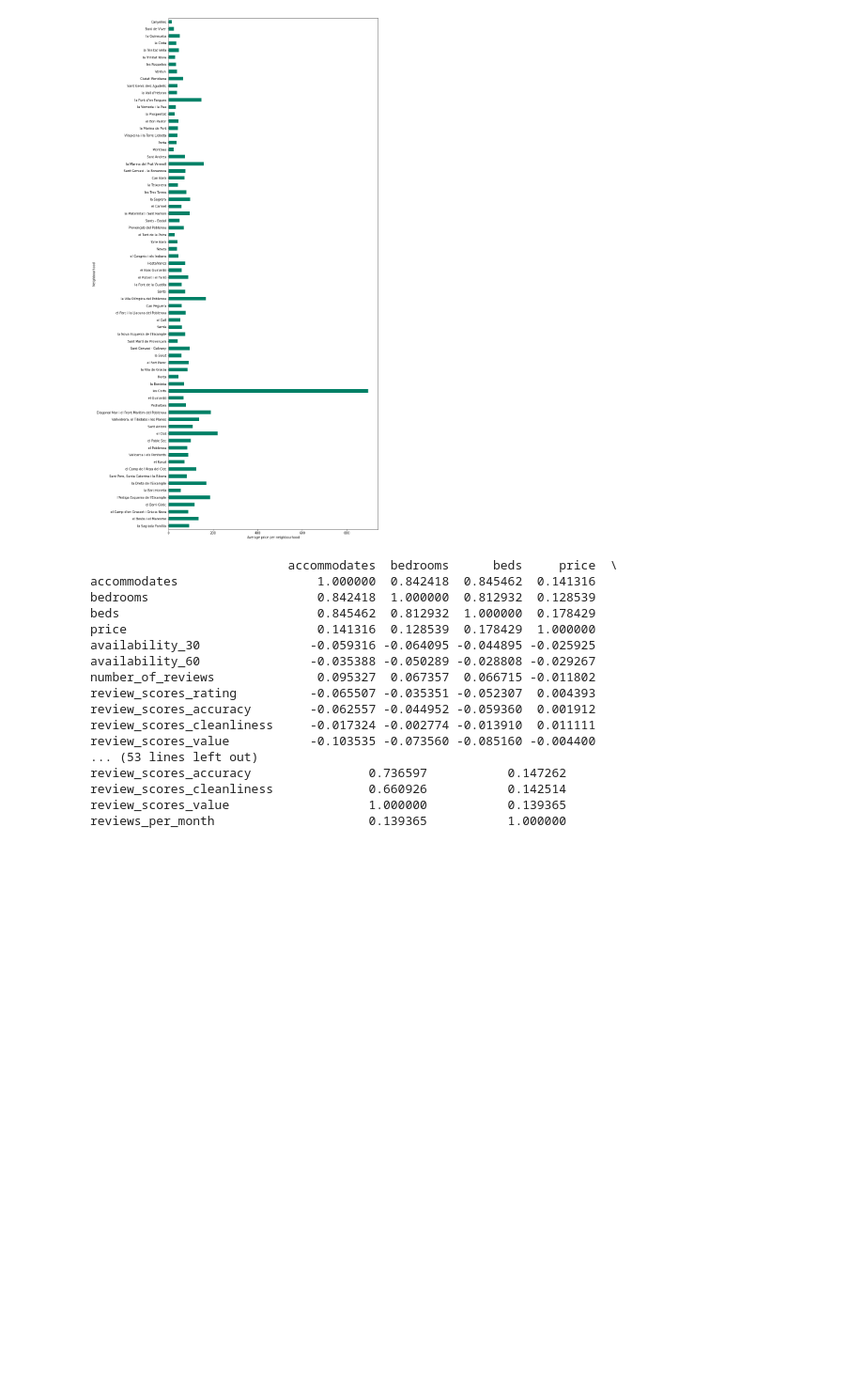
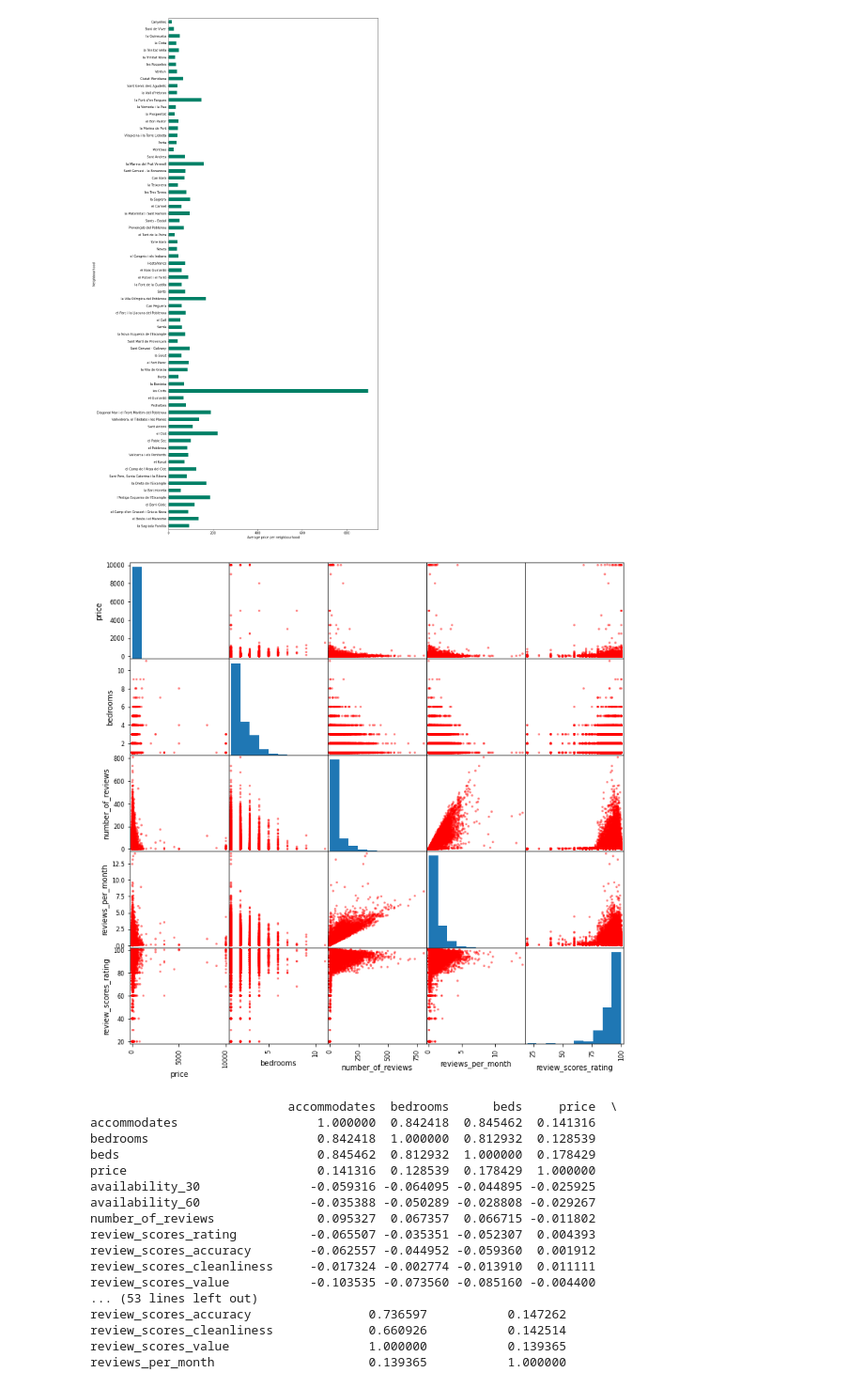
Before and after one commit to MattilaLaura/Johdanto_datatieteeseen, a Jupyter notebook: Joda.ipynb, the cells around one changed output. Shown at 94% size. Cells and saved outputs as stored; diff of their text form; code cells hidden in the pictures; blank space fills up the shorter version.

```diff
--- a/Joda.ipynb
+++ b/Joda.ipynb
@@ -310,7 +310,9 @@ Text(0, 0.5, 'Neighbourhood')
 [figure]
 # %%
 scattercols = ['price', 'bedrooms', 'number_of_reviews', 'reviews_per_month', 'review_scores_rating']
-axs = pd.plotting.scatter_matrix(df_mer[scattercols], figsize=(12, 12), c='red')
+axs = pd.plotting.scatter_matrix(df_new[scattercols], figsize=(12, 12), c='red')
+# %% [output]
+[figure, added]
 # %%
 # Tarkastellaan eri muuttujien korrelaatiota
 print(df_new.corr())
```
